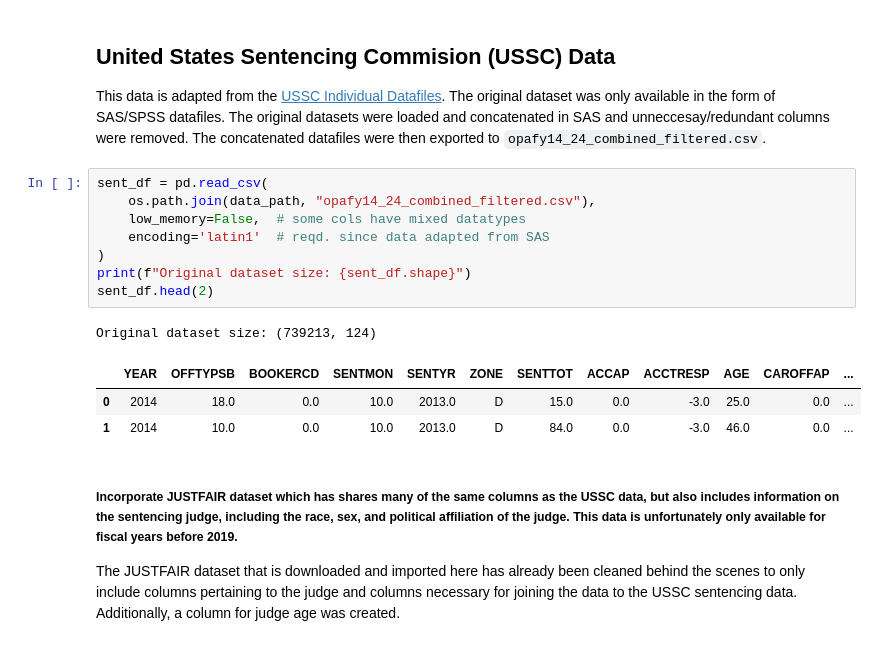
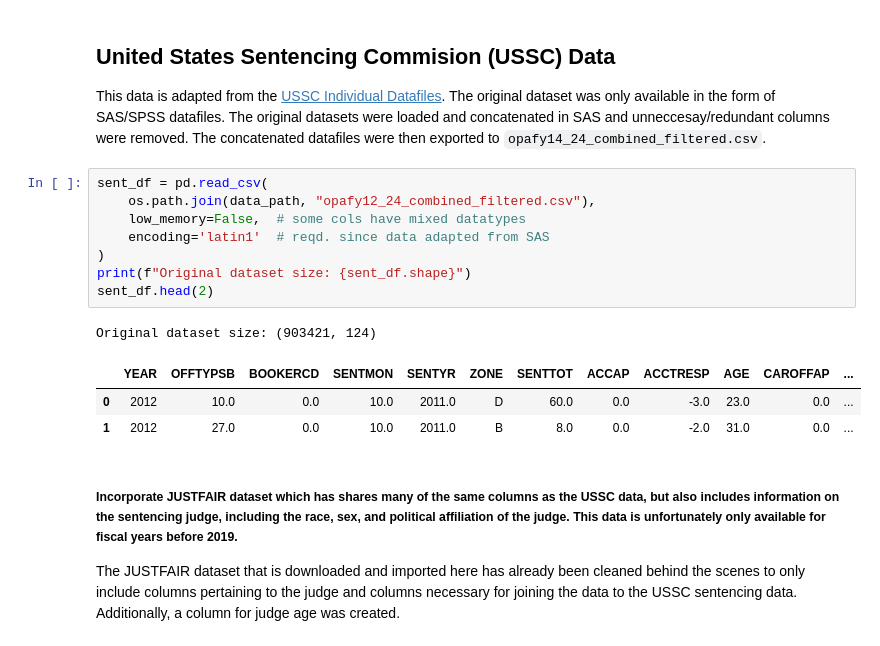
Before and after one commit to aj-bei/USSC-Fairness-Analysis-DTSC-430X-Capstone-, a Jupyter notebook: scripts/DTSC430XCapstoneSourceCd.ipynb, the cells around one changed output. Saved outputs shown, nothing was run; the diff lists cells and outputs as text.

Commit message:
Added FY2012 and FY2013 data and updated modeling example code

```diff
--- a/scripts/DTSC430XCapstoneSourceCd.ipynb
+++ b/scripts/DTSC430XCapstoneSourceCd.ipynb
@@ -475,17 +448,17 @@ judges_by_year = (
 This data is adapted from the [USSC Individual Datafiles](https://www.ussc.gov/research/datafiles/commission-datafiles). The original dataset was only available in the form of SAS/SPSS datafiles. The original datasets were loaded and concatenated in SAS and unneccesay/redundant columns were removed. The concatenated datafiles were then exported to `opafy14_24_combined_filtered.csv`.
 # %%
 sent_df = pd.read_csv(
-    os.path.join(data_path, "opafy14_24_combined_filtered.csv"),
+    os.path.join(data_path, "opafy12_24_combined_filtered.csv"),
     low_memory=False,  # some cols have mixed datatypes
     encoding='latin1'  # reqd. since data adapted from SAS
 )
 print(f"Original dataset size: {sent_df.shape}")
 sent_df.head(2)
 # %% [output]
-Original dataset size: (739213, 124)
+Original dataset size: (903421, 124)
 |  | YEAR | OFFTYPSB | BOOKERCD | SENTMON | SENTYR | ZONE | SENTTOT | ACCAP | ACCTRESP | AGE | CAROFFAP | ... |
-| 0 | 2014 | 18.0 | 0.0 | 10.0 | 2013.0 | D | 15.0 | 0.0 | -3.0 | 25.0 | 0.0 | ... |
-| 1 | 2014 | 10.0 | 0.0 | 10.0 | 2013.0 | D | 84.0 | 0.0 | -3.0 | 46.0 | 0.0 | ... |
+| 0 | 2012 | 10.0 | 0.0 | 10.0 | 2011.0 | D | 60.0 | 0.0 | -3.0 | 23.0 | 0.0 | ... |
+| 1 | 2012 | 27.0 | 0.0 | 10.0 | 2011.0 | B | 8.0 | 0.0 | -2.0 | 31.0 | 0.0 | ... |
 # %% [markdown]
 ##### Incorporate JUSTFAIR dataset which has shares many of the same columns as the USSC data, but also includes information on the sentencing judge, including the race, sex, and political affiliation of the judge. This data is unfortunately only available for fiscal years before 2019.
 
```
Also changed, not shown: parts of 10 cells of this notebook, 3 other files.
